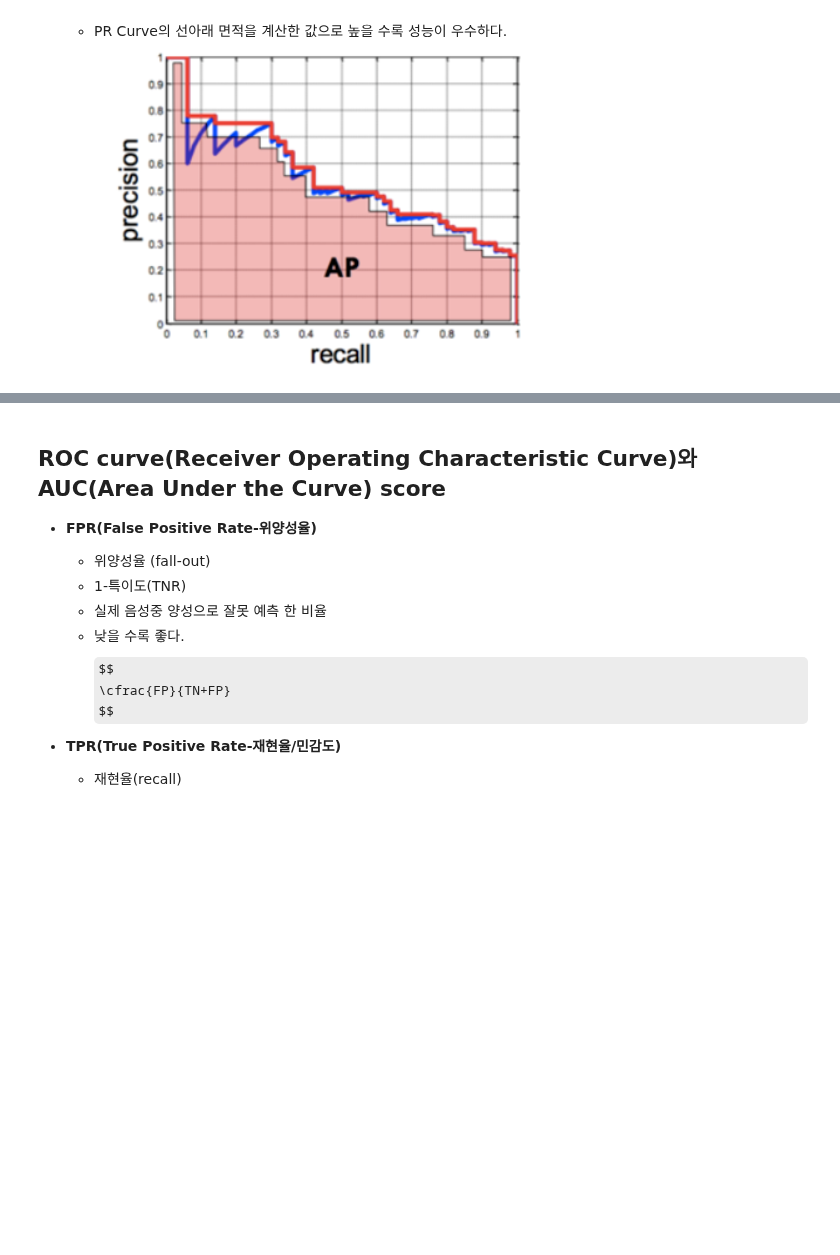
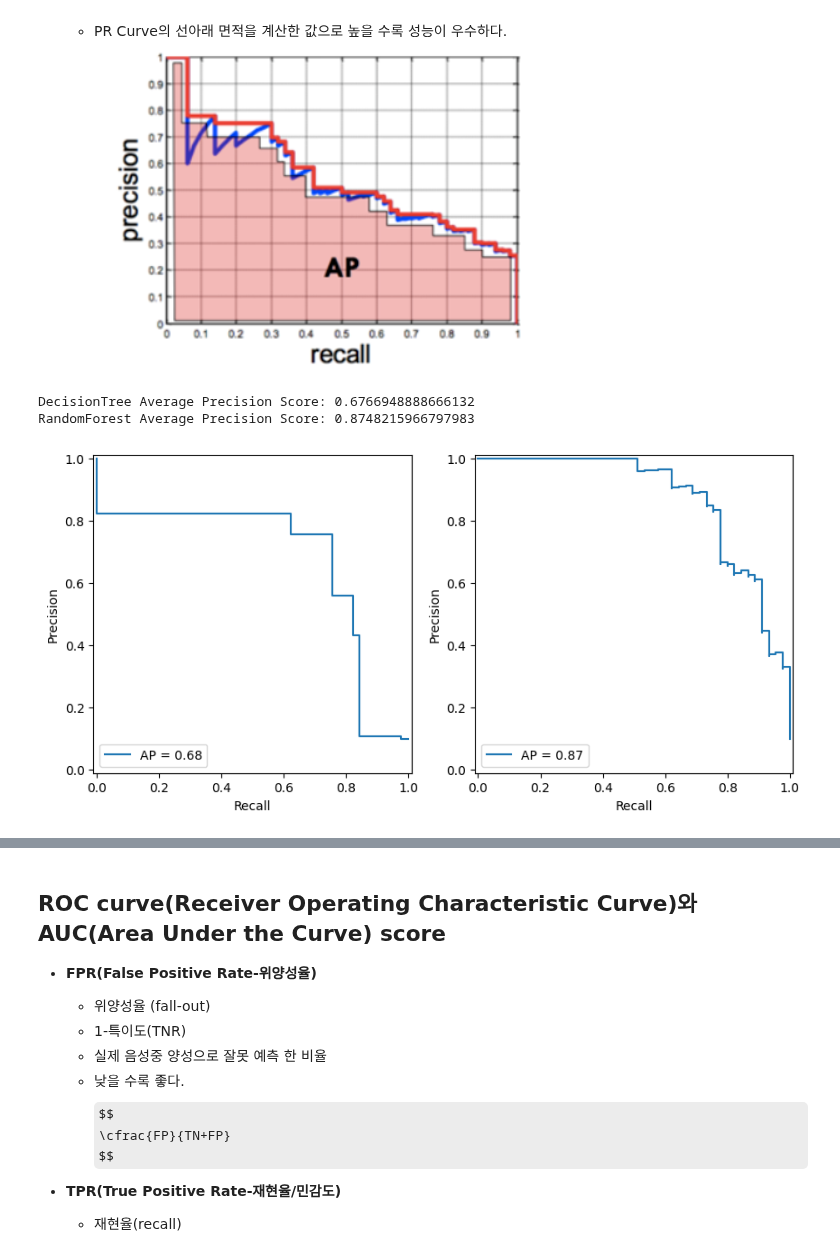
Before and after one commit to LeeJUHO127/DA-35, a Jupyter notebook: 07_machine_learning/05_평가지표.ipynb, the cells around one changed output, grey strips where cells are left out. Drawn from its saved outputs; the diff is of its cells as text; code cells hidden in the pictures; some formulas as TeX source; blank space fills up the shorter version.

```diff
--- a/07_machine_learning/05_평가지표.ipynb
+++ b/07_machine_learning/05_평가지표.ipynb
@@ -586,3 +640,42 @@ F1 점수: 0.6666666666666666
     - PR Curve의 성능평가 지표를 하나의 점수(숫자)로 평가한것.
     - PR Curve의 선아래 면적을 계산한 값으로 높을 수록 성능이 우수하다.
 ![image.png](attachment:image.png)
+# %%
+##### DecisionTree의 PrecisionRecall 커브 그리기 + AP Score 계산.
+from sklearn.metrics import (precision_recall_curve,
+                                      PrecisionRecallDisplay,
+                                      average_precision_score)
+import matplotlib.pyplot as plt
+
+# 모델이 추정한 positive 확률을 조회
+test_proba_tree = tree.predict_proba(X_test)[:, 1]
+test_proba_rfc = rfc.predict_proba(X_test)[:, 1]
+# %%
+### ap score 로 모델을 평가
+tree_ap = average_precision_score(y_test, test_proba_tree)
+rfc_ap = average_precision_score(y_test, test_proba_rfc)
+print("DecisionTree Average Precision Score:", tree_ap)
+print("RandomForest Average Precision Score:", rfc_ap)
+# %% [output]
+DecisionTree Average Precision Score: 0.6766948888666132
+RandomForest Average Precision Score: 0.8748215966797983
+# %%
+### 시각화
+precisions1, recalls1, _ = precision_recall_curve(y_test, test_proba_tree)
+precisions2, recalls2, _ = precision_recall_curve(y_test, test_proba_rfc)
+
+### 하나의 Figure 두개 subplot으로 그리기.
+fig = plt.figure(figsize=(10, 6))
+ax1 = fig.add_subplot(1, 2, 1) # DecisionTree
+ax2 = fig.add_subplot(1, 2, 2) # RandomForest
+
+disp_tree = PrecisionRecallDisplay(precisions1, recalls1, # 그릴때 필요한 값들을 전달해서 객체 생성
+                                            average_precision=tree_ap)
+disp_tree.plot(ax=ax1) # 시각화
+
+disp_rfc = PrecisionRecallDisplay(precisions2, recalls2, average_precision=rfc_ap)
+disp_rfc.plot(ax=ax2)
+
+plt.show()
+# %% [output]
+[figure, added]
```
Also changed, not shown: parts of 10 cells of this notebook.
